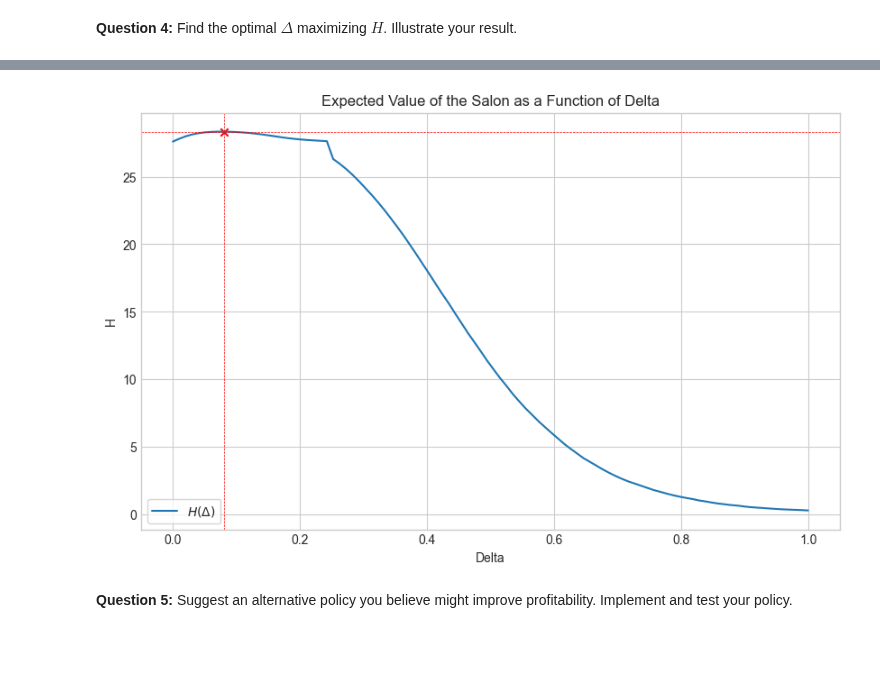
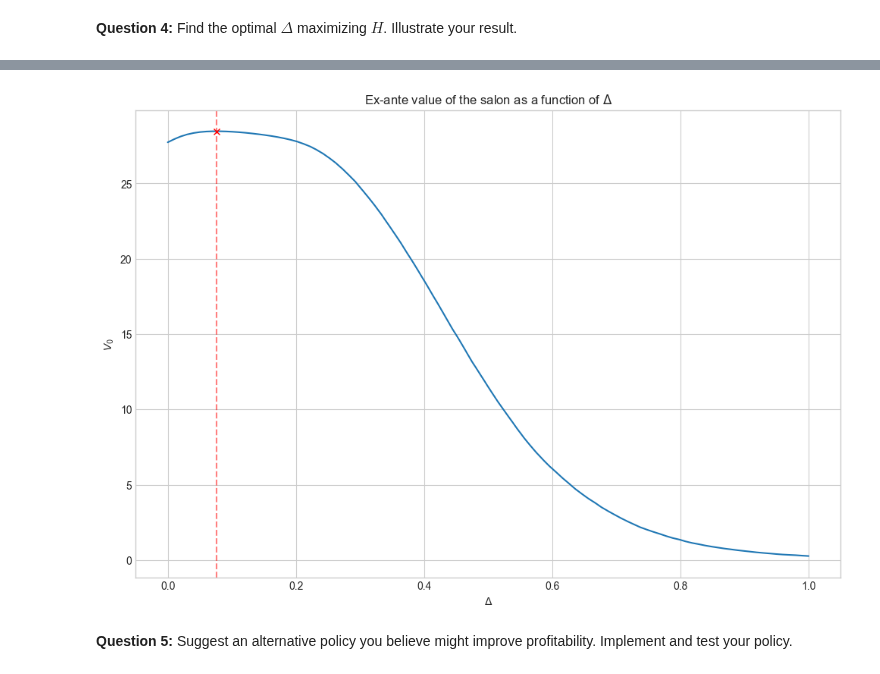
Before and after one commit to NumEconCopenhagen/projects-2023-valros, a Jupyter notebook: examproject/Exam-2023-notebook Valdemar copy.ipynb, the cells around one changed output, grey strips where cells are left out. Cells and saved outputs as stored; diff of their text form; code cells hidden in the pictures; blank space fills up the shorter version.

```diff
--- a/examproject/Exam-2023-notebook Valdemar copy.ipynb
+++ b/examproject/Exam-2023-notebook Valdemar copy.ipynb
@@ -660,21 +582,48 @@ The optimal Delta is 0.08080808080808081
-# %%
-# Plot H as a function of Delta
-plt.figure(figsize=(10, 6))
-plt.plot(Delta_values, H_values, label= r'$H(\Delta)$')
-plt.scatter(optimal_Delta, H_values[optimal_Delta_index], color='red', marker = "x")  # mark the optimal Delta
-plt.axvline(optimal_Delta, color='red', linestyle='--', linewidth = 0.5) # draw a vertical line at the optimal Delta
-
-# plot the horizontal line at value optimal Delta value
-plt.axhline(H_values[optimal_Delta_index], color='red', linestyle='--', linewidth = 0.5)
-
-plt.xlabel('Delta')
-plt.ylabel('H')
-plt.title('Expected Value of the Salon as a Function of Delta')
-plt.legend(frameon = True)
-plt.grid(True)
-plt.show()
-# %% [output]
-[figure, removed]
+# %%
+def optimal_delta(R=R, kappa=kappa, l=l1, w=w, eta=eta, iota=iota, t=1, T=T, K=K):
+    obj = lambda Delta: - ex_ante(R=R, kappa=kappa, l=policy2(eta=eta, kappa=kappa, w=w, Delta=Delta), w=w, eta=eta, iota=iota, t=t, T=T, K=K)
+
+    res = optimize.minimize_scalar(obj, bounds=(0,1), method='bounded')
+
+    return res.x
+
+delt_opt = optimal_delta(R=R, kappa=kappa, l=l1, w=w, eta=eta, iota=iota, t=1, T=T, K=K)
+
+def plot_delta(R=R, kappa=kappa, l=l1, w=w, eta=eta, iota=iota, t=1, T=T, K=K):
+    Delta_vec = np.linspace(0,1,100)
+    val = ex_ante(R=R, kappa=kappa, l=policy2(eta=eta, kappa=kappa, w=w, Delta=Delta_vec), w=w, eta=eta, iota=iota, t=t, T=T, K=K)
+
+    plt.plot(Delta_vec, val)
+    plt.show()
+
+delta_vec = np.linspace(0,1,100)
+val = np.zeros(100)
+for i in range(0,100):
+    val[i] = ex_ante(R=R, kappa=kappa, l=policy2(eta=eta, kappa=kappa, w=w, Delta=delta_vec[i]), w=w, eta=eta, iota=iota, t=1, T=T, K=K)
+
+# print(val)
+# %%
+fig = plt.figure()
+
+ax = fig.add_subplot(1,1,1)
+
+## make plot bigger
+fig.set_size_inches(12, 8)
+
+
+ax.plot(delta_vec, val)
+ax.set_xlabel(r'$\Delta$')
+ax.set_ylabel(r'$V_0$')
+# mark the optimal delta
+ax.plot(delt_opt,ex_ante(R=R, kappa=kappa, l=policy2(eta=eta, kappa=kappa, w=w, Delta=delt_opt), w=w, eta=eta, iota=iota, t=1, T=T, K=K), 'rx')
+
+## plot vertical at optimal delta
+ax.axvline(x=delt_opt, linestyle='--', color='red', alpha = 0.5)
+
+ax.set_title(r'Ex-ante value of the salon as a function of $\Delta$')
+plt.show()
+# %% [output]
+[figure, added]
 # %% [markdown]
 
 **Question 5:** Suggest an alternative policy you believe might improve profitability. Implement and test your policy.
```
Also changed, not shown: parts of 11 cells of this notebook.
